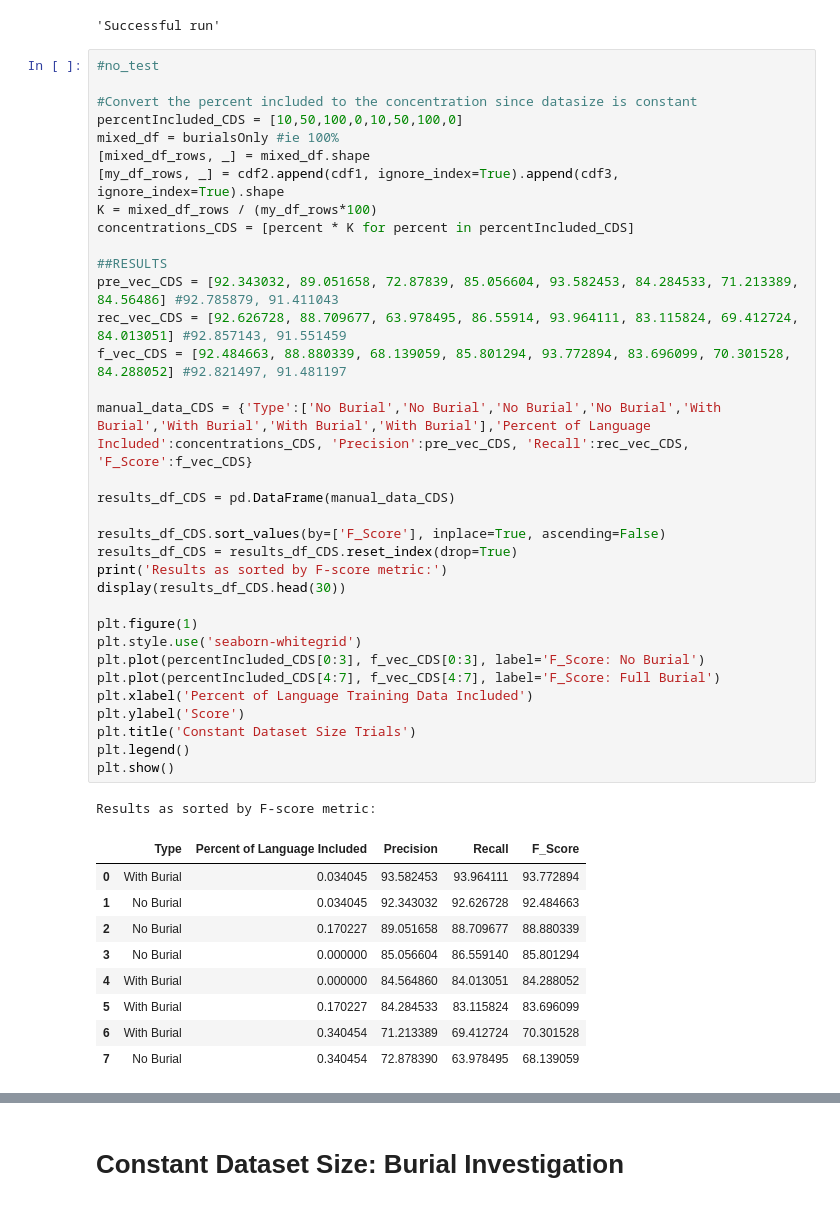
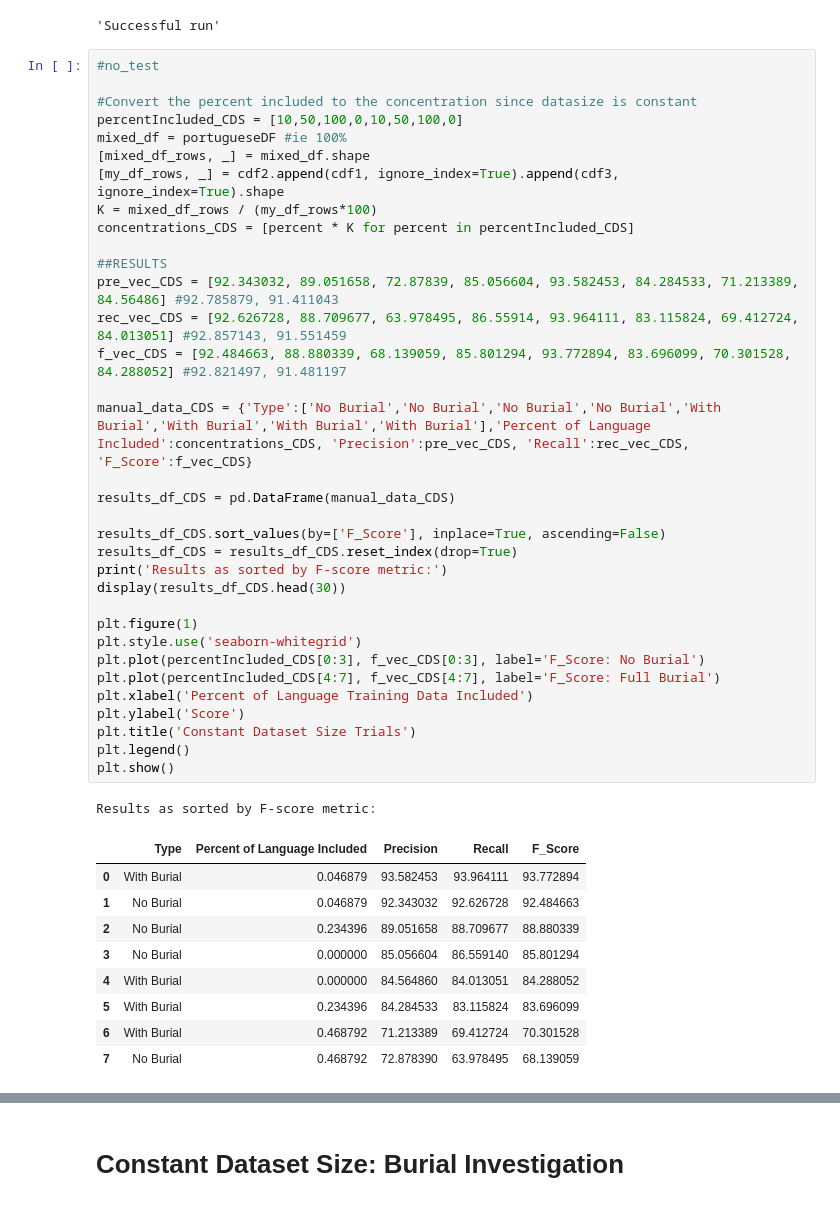
Before and after one commit to slavesocieties/ssda-nlp, a Jupyter notebook: 70-exhaustive-training.ipynb, the cells around one changed output, grey strips where cells are left out. Drawn from its saved outputs; the diff is of its cells as text.

```diff
--- a/70-exhaustive-training.ipynb
+++ b/70-exhaustive-training.ipynb
@@ -377,46 +378,46 @@ display('Successful run')
 
 #Convert the percent included to the concentration since datasize is constant
 percentIncluded_CDS = [10,50,100,0,10,50,100,0]
-mixed_df = burialsOnly #ie 100%
+mixed_df = portugueseDF #ie 100%
 [mixed_df_rows, _] = mixed_df.shape
 [my_df_rows, _] = cdf2.append(cdf1, ignore_index=True).append(cdf3, ignore_index=True).shape
 K = mixed_df_rows / (my_df_rows*100)
 concentrations_CDS = [percent * K for percent in percentIncluded_CDS]
 
 ##RESULTS
 pre_vec_CDS = [92.343032, 89.051658, 72.87839, 85.056604, 93.582453, 84.284533, 71.213389, 84.56486] #92.785879, 91.411043
 rec_vec_CDS = [92.626728, 88.709677, 63.978495, 86.55914, 93.964111, 83.115824, 69.412724, 84.013051] #92.857143, 91.551459
 f_vec_CDS = [92.484663, 88.880339, 68.139059, 85.801294, 93.772894, 83.696099, 70.301528, 84.288052] #92.821497, 91.481197
 
 manual_data_CDS = {'Type':['No Burial','No Burial','No Burial','No Burial','With Burial','With Burial','With Burial','With Burial'],'Percent of Language Included':concentrations_CDS, 'Precision':pre_vec_CDS, 'Recall':rec_vec_CDS, 'F_Score':f_vec_CDS}
 
 results_df_CDS = pd.DataFrame(manual_data_CDS)
 
 results_df_CDS.sort_values(by=['F_Score'], inplace=True, ascending=False)
 results_df_CDS = results_df_CDS.reset_index(drop=True)
 print('Results as sorted by F-score metric:')
 display(results_df_CDS.head(30))
 
 plt.figure(1)
 plt.style.use('seaborn-whitegrid')
 plt.plot(percentIncluded_CDS[0:3], f_vec_CDS[0:3], label='F_Score: No Burial')
 plt.plot(percentIncluded_CDS[4:7], f_vec_CDS[4:7], label='F_Score: Full Burial')
 plt.xlabel('Percent of Language Training Data Included')
 plt.ylabel('Score')
 plt.title('Constant Dataset Size Trials')
 plt.legend()
 plt.show()
 # %% [output]
 Results as sorted by F-score metric:
 |  | Type | Percent of Language Included | Precision | Recall | F_Score |
-| 0 | With Burial | 0.034045 | 93.582453 | 93.964111 | 93.772894 |
-| 1 | No Burial | 0.034045 | 92.343032 | 92.626728 | 92.484663 |
-| 2 | No Burial | 0.170227 | 89.051658 | 88.709677 | 88.880339 |
+| 0 | With Burial | 0.046879 | 93.582453 | 93.964111 | 93.772894 |
+| 1 | No Burial | 0.046879 | 92.343032 | 92.626728 | 92.484663 |
+| 2 | No Burial | 0.234396 | 89.051658 | 88.709677 | 88.880339 |
 | 3 | No Burial | 0.000000 | 85.056604 | 86.559140 | 85.801294 |
 | 4 | With Burial | 0.000000 | 84.564860 | 84.013051 | 84.288052 |
-| 5 | With Burial | 0.170227 | 84.284533 | 83.115824 | 83.696099 |
-| 6 | With Burial | 0.340454 | 71.213389 | 69.412724 | 70.301528 |
-| 7 | No Burial | 0.340454 | 72.878390 | 63.978495 | 68.139059 |
+| 5 | With Burial | 0.234396 | 84.284533 | 83.115824 | 83.696099 |
+| 6 | With Burial | 0.468792 | 71.213389 | 69.412724 | 70.301528 |
+| 7 | No Burial | 0.468792 | 72.878390 | 63.978495 | 68.139059 |
 [figure]
 # %% [markdown]
 # Constant Dataset Size: Burial Investigation
```
Also changed, not shown: parts of 4 cells of this notebook, 4 other files.
